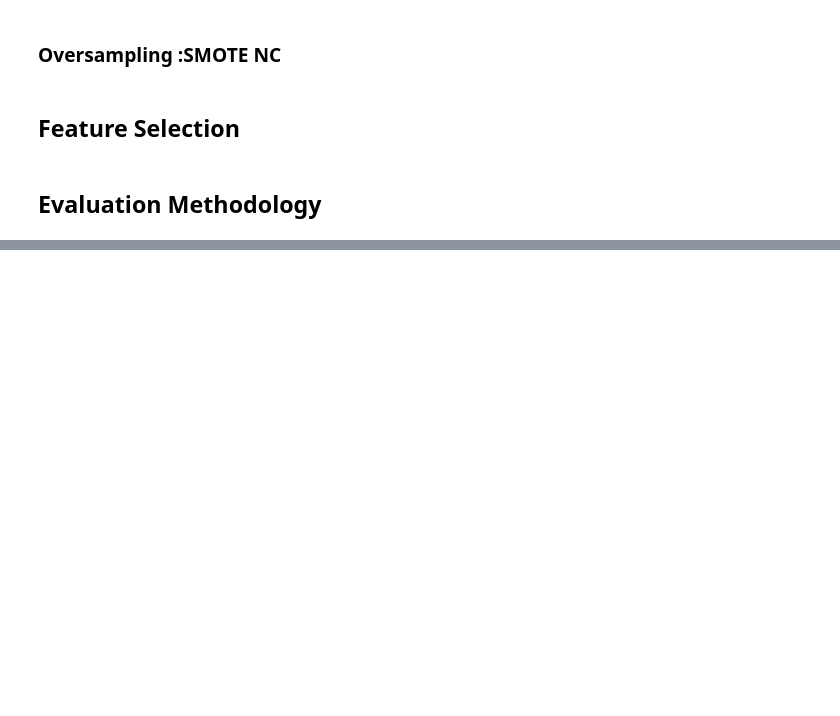
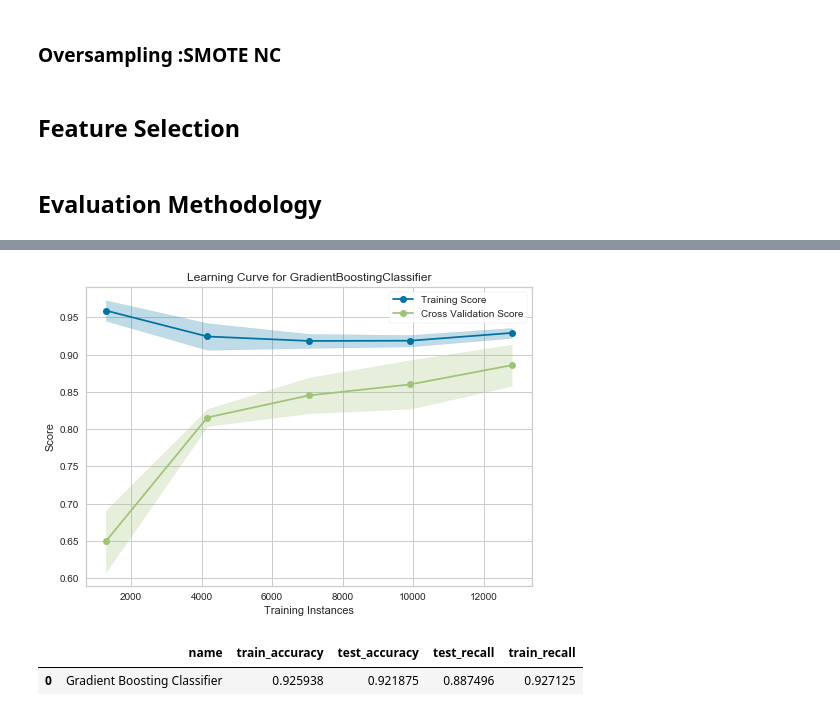
Before and after one commit to zhuofan-16/Machine_Failure_Prediction, a Jupyter notebook: Machine_Classification.ipynb, the cells around one changed output, grey strips where cells are left out. Saved outputs shown, nothing was run; the diff lists cells and outputs as text; code cells hidden in the pictures; blank space fills up the shorter version.

```diff
--- a/Machine_Classification.ipynb
+++ b/Machine_Classification.ipynb
@@ -626,3 +615,20 @@ current
 # %%
 # parameter={'Model__max_depth':np.arange(1,10),'Model__n_estimators':np.arange(1,16)}
 # pd.DataFrame(GridSearchCV(xgboost,param_grid=parameter,scoring='recall').fit(x_train,y_train).cv_results_)
+# %%
+from sklearn.ensemble import GradientBoostingClassifier
+gboost = imbpipeline([
+    ('Imputation',preproc),
+    ('DF Converter',DfConverter()),
+    ('SMOTE NC Oversampling',SMOTENC(categorical_features=colselect,n_jobs=-1)),
+    ('DF Converter1',DfConverter()),
+    ('Data Preprocessing', data_preprocessing),
+
+    ('Model', GradientBoostingClassifier())
+])
+record,current,lr=scoreModel(gboost,x_train,y_train,"Gradient Boosting Classifier",record)
+current
+# %% [output]
+[figure, added]
+|  | name | train_accuracy | test_accuracy | test_recall | train_recall |
+| 0 | Gradient Boosting Classifier | 0.925938 | 0.921875 | 0.887496 | 0.927125 |
```
Also changed, not shown: parts of 26 cells of this notebook.
